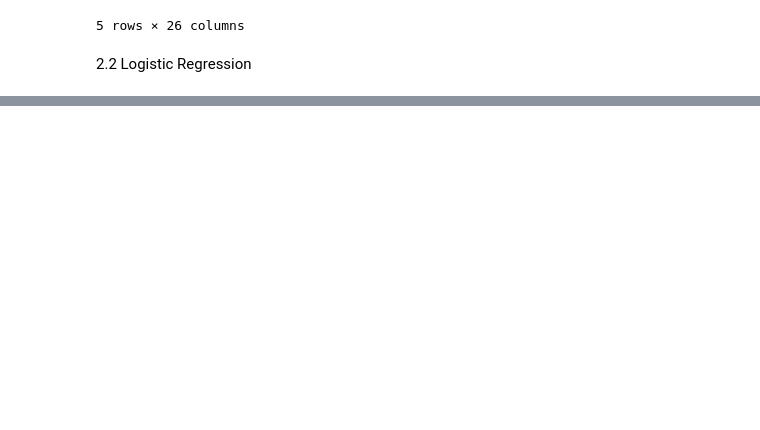
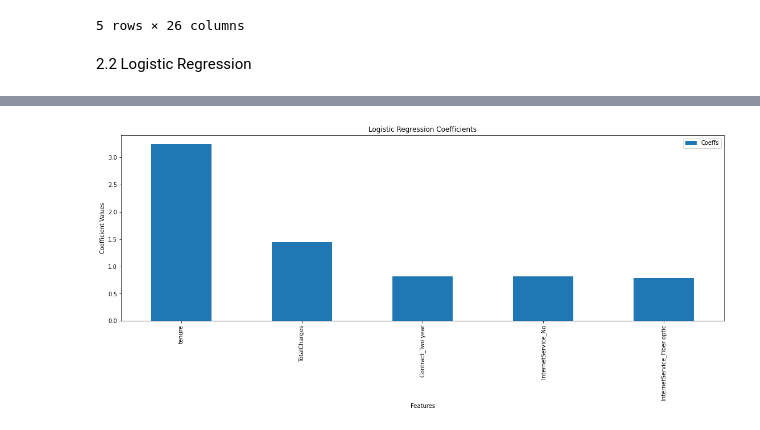
Before and after one commit to xiangivyli/data-science-portfolio, a Jupyter notebook: BT Customer Churn Prediction/BT_Customer_Churn_Prediction.ipynb, the cells around one changed output, grey strips where cells are left out. Drawn from its saved outputs; the diff is of its cells as text; code cells hidden in the pictures; blank space fills up the shorter version.

```diff
--- a/BT Customer Churn Prediction/BT_Customer_Churn_Prediction.ipynb
+++ b/BT Customer Churn Prediction/BT_Customer_Churn_Prediction.ipynb
@@ -276,10 +276,17 @@ def log_reg(X_train, y_train, X_test, y_test, weights):
 
     cl_rep = classification_report(y_test, y_pred)
     print(cl_rep)
+
+    # create dataframe of coeffiecents so they can be inspected
+
+    df_summary = pd.DataFrame(model.coef_, columns = X_train.columns, index = ['Coeffs'])
+    df_summary['intercept'] = model.intercept_
+    return df_summary.transpose()
 # %%
 # set weights -1
 weights = -1
-log_reg(X_train, y_train, X_test, y_test, weights)
+summary = log_reg(X_train, y_train, X_test, y_test, weights)
+summary
 # %% [output]
 Accuracy 0.820184790334044
 
@@ -295,0 +320,19 @@ weighted avg       0.81      0.82      0.81      1407
+# %%
+# sort dataframe by absolute value of coefficients
+summary_sorted = summary.drop('intercept', axis=0).abs().sort_values(by='Coeffs', ascending=False)
+
+# get top 5 rows
+top_5 = summary_sorted.iloc[:5]
+
+# create bar plot for top 5 rows
+top_5.plot(kind='bar', figsize=(19, 6))
+
+# set title and labels
+plt.title('Logistic Regression Coefficients')
+plt.xlabel('Features')
+plt.ylabel('Coefficient Values')
+
+# show plot
+plt.show()
+# %% [output]
+[figure, added]
```
Also changed, not shown: parts of 8 cells of this notebook.
